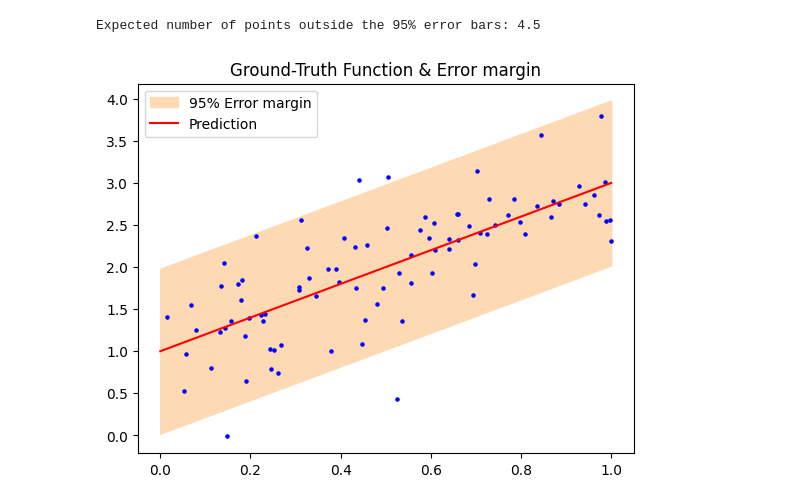
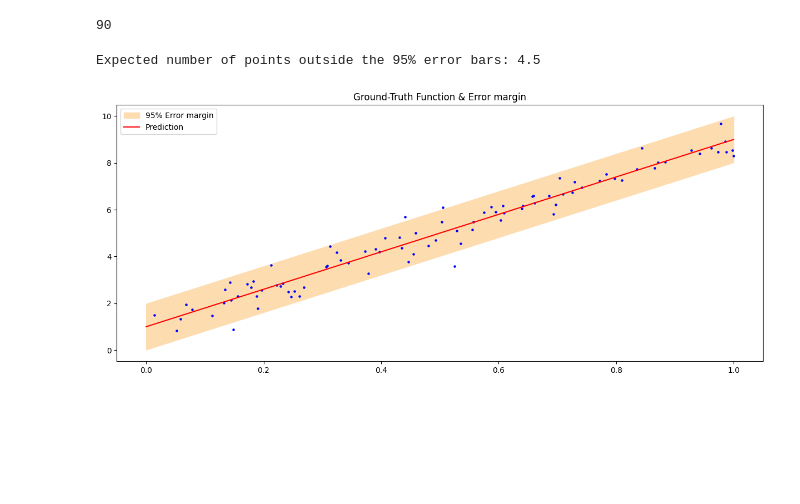
Before and after one commit to igorpradhan/RLRW-NonExchangeable-Conformal-Prediction, a Jupyter notebook: Replication/split_conformal_copy_from_git.ipynb, the cells around one changed output. Drawn from its saved outputs; the diff is of its cells as text; code cells hidden in the pictures; blank space fills up the shorter version.

```diff
--- a/Replication/split_conformal_copy_from_git.ipynb
+++ b/Replication/split_conformal_copy_from_git.ipynb
@@ -26,7 +26,7 @@ def construct_prediction_bands(mean_prediction, quantiles):
     return prediction_bands
 # %%
 def f(x):
-    return 2 * x + 1
+    return 8 * x + 1
 # %%
 def generate_homo_data(n_samples, sigma = 0.1, random_state = 42):
     np.random.seed(random_state)
@@ -42,17 +42,21 @@ X, y, y_gt = generate_homo_data(500, sigma)
 
 X_train, X_test, y_train, y_test = train_test_split(X, y, test_size = 0.1, random_state = 42)
 X_train, X_cal, y_train, y_cal = train_test_split(X_train, y_train, test_size = 0.2, random_state = 42)
+# %%
+len(X_cal)
+# %% [output]
+90
 # %%
 print(f"Expected number of points outside the 95% error bars: {len(X_cal) * 0.05}")
 # %% [output]
 Expected number of points outside the 95% error bars: 4.5
 # %%
-fig, ax = plt.subplots(1, 1)
+fig, ax = plt.subplots(1, 1, figsize = (15, 6))
 
 q975 = scipy.stats.norm.ppf(0.975)
 prediction_bands = construct_prediction_bands(y_gt, [sigma * q975])
 regression_plot_with_uncertainty(ax, X, y_gt, prediction_bands, (X_cal, y_cal), labels = ["95% Error margin"])
 ax.set_title("Ground-Truth Function & Error margin")
 plt.show()
 # %% [output]
-[figure, old version]
+[figure, new version]
```
Also changed, not shown: parts of 2 cells of this notebook, 10 other files.
